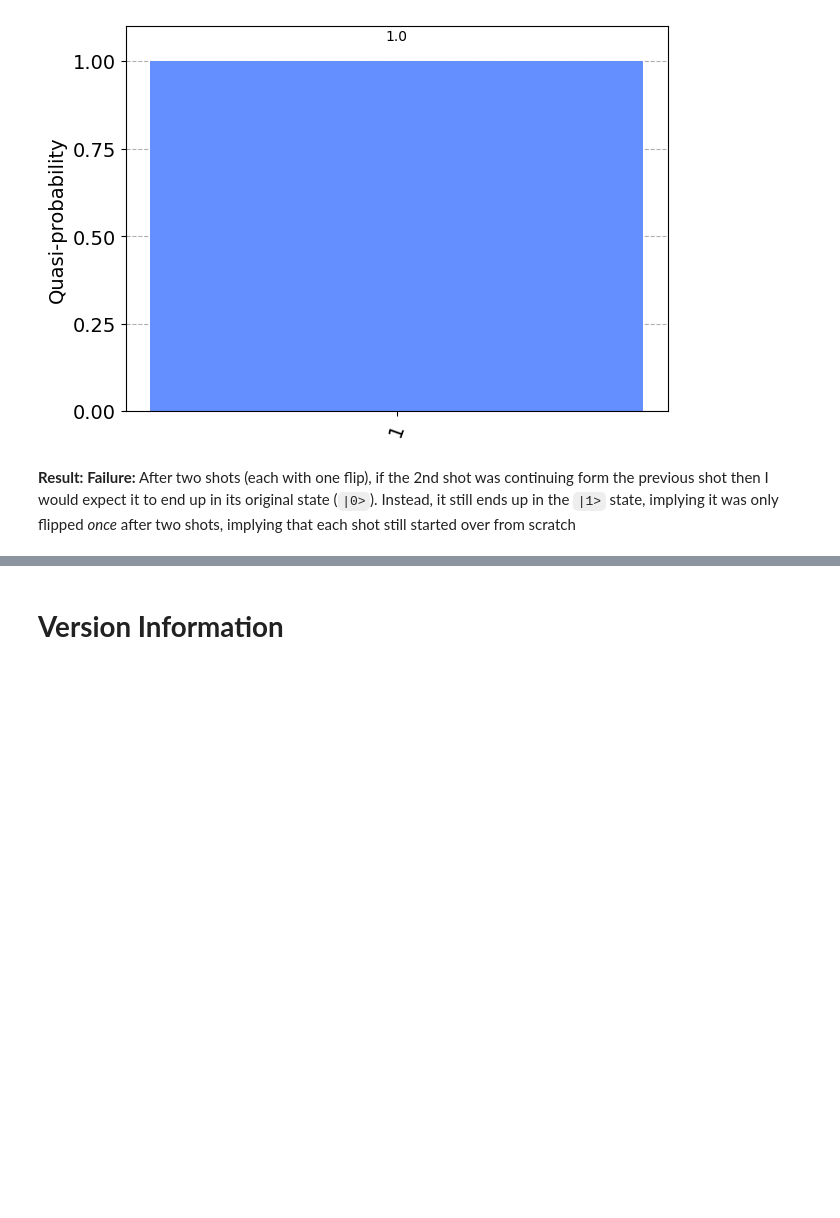
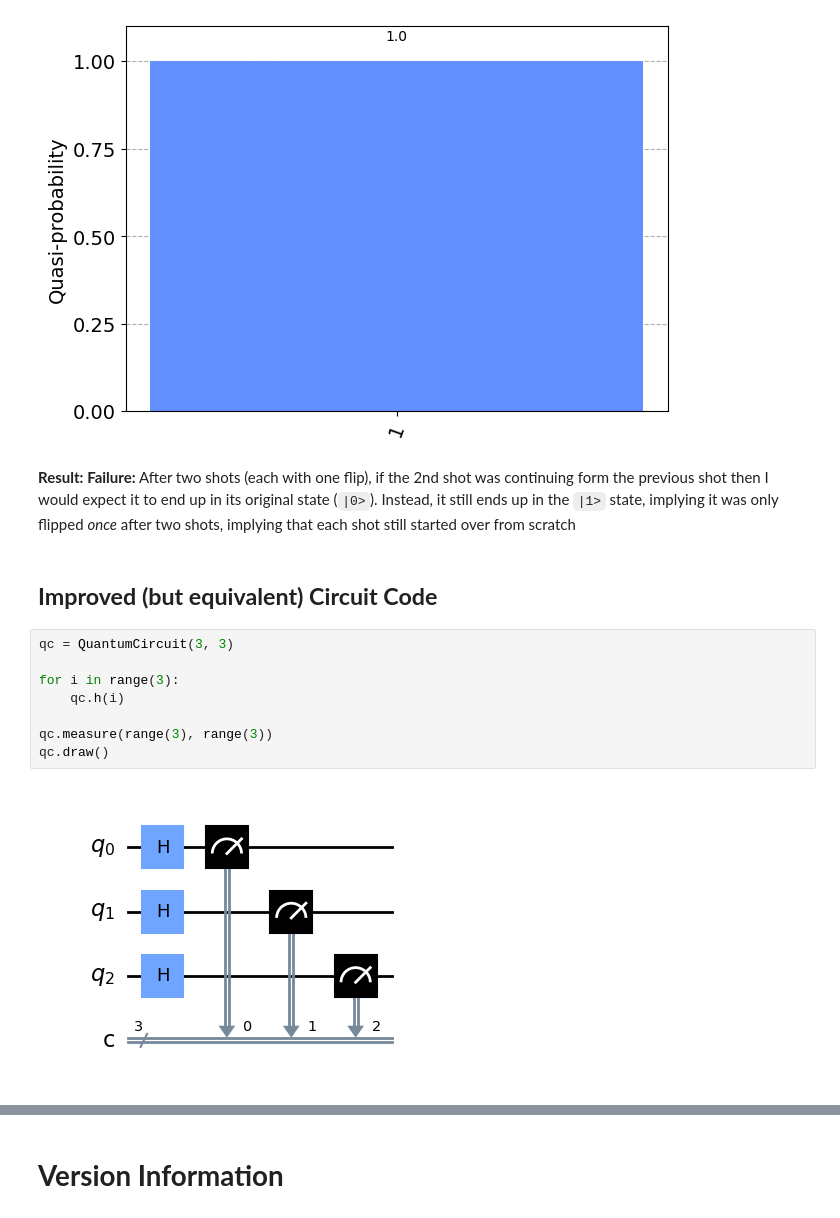
Before and after one commit to pranavmarla/quantum-wordle, a Jupyter notebook: internal-use-only/useful-qiskit-code.ipynb, the cells around one changed output, grey strips where cells are left out. Drawn from its saved outputs; the diff is of its cells as text; blank space fills up the shorter version.

Commit message:
Demonstrate improved circuit code

```diff
--- a/internal-use-only/useful-qiskit-code.ipynb
+++ b/internal-use-only/useful-qiskit-code.ipynb
@@ -340,3 +340,15 @@ plot_distribution(counts)
 [figure]
 # %% [markdown]
 **Result:** **Failure:** After two shots (each with one flip), if the 2nd shot was continuing form the previous shot then I would expect it to end up in its original state (`|0>`). Instead, it still ends up in the `|1>` state, implying it was only flipped *once* after two shots, implying that each shot still started over from scratch
+# %% [markdown]
+## **Improved (but equivalent) Circuit Code**
+# %%
+qc = QuantumCircuit(3, 3)
+
+for i in range(3):
+    qc.h(i)
+
+qc.measure(range(3), range(3))
+qc.draw()
+# %% [output]
+[figure, added]
```
Also changed, not shown: parts of 6 cells of this notebook.
